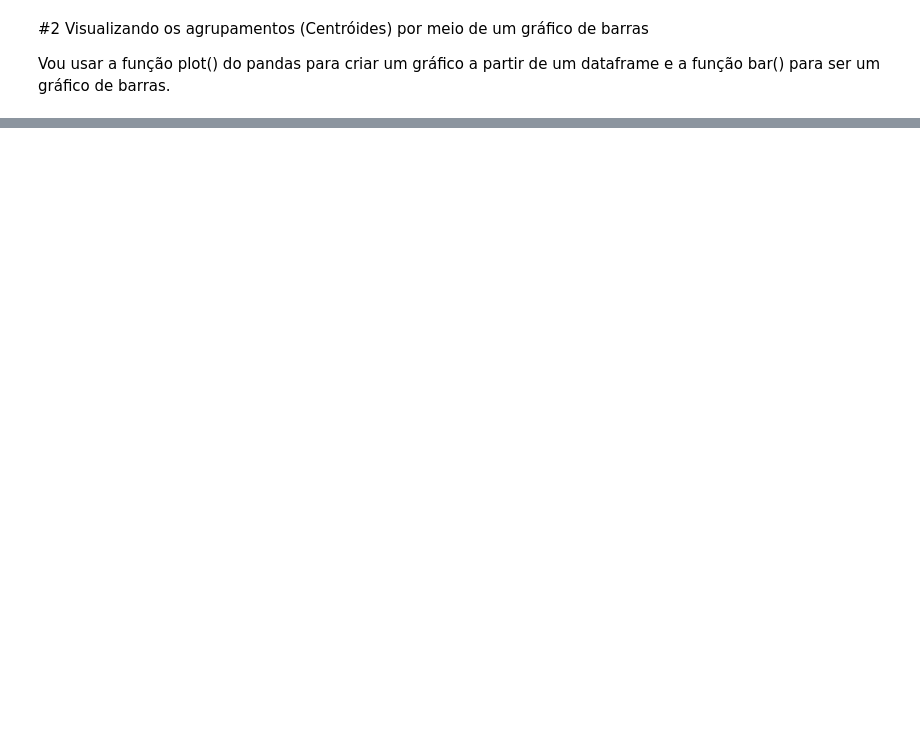
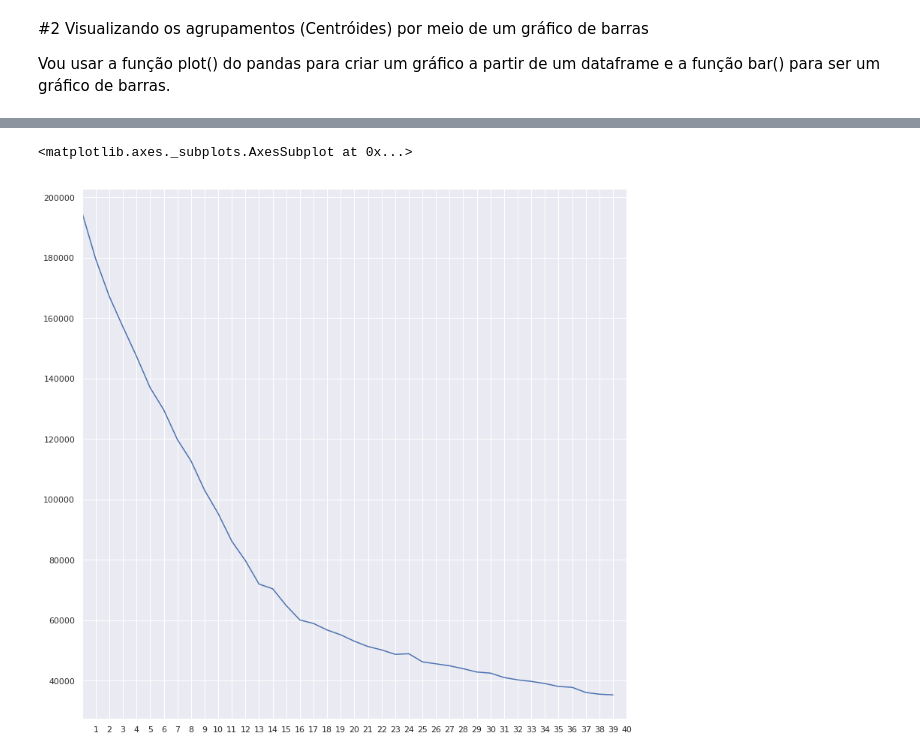
Before and after one commit to pedroAndrad1/introducao_a_aprendizado_nao_supervisionada, a Jupyter notebook: introducao_aprendizado_nao_supervisionado_parte2.ipynb, the cells around one changed output, grey strips where cells are left out. Cells and saved outputs as stored; diff of their text form; code cells hidden in the pictures; blank space fills up the shorter version.

```diff
--- a/introducao_aprendizado_nao_supervisionado_parte2.ipynb
+++ b/introducao_aprendizado_nao_supervisionado_parte2.ipynb
@@ -107,0 +112,33 @@ sns.scatterplot( x = visualizacao[:, 0], y = visualizacao[:, 1] , hue = modelo.l
+# %%
+#Vamos conseguir essas informações do eixo x e y com um lopping for
+
+#Primeiro, vamos fazer uma funcao para receber como parametro a quantidade de
+#grupos e os generos, fazer um modelo do KMeans e retornar a quantidade grupos e a inertia.
+
+def inertia (quantidade_de_grupos, genero_escalado):
+  modelo = KMeans(n_clusters = quantidade_de_grupos)
+  modelo.fit(genero_escalado)
+
+  return [quantidade_de_grupos, modelo.inertia_]
+
+#Agora vamos fazer um lopping for de 1 a 40, chamando inertia() para cada iterecao,passando o contador como a quantidade de grupos
+#e colocando cada retorno em array. Por fim, salvamos esse array em uma variavel. TUDO EM UMA LINHA! Parabéns, python3.
+
+resultados = [inertia(quantidade_de_grupos, genero_escalado) for quantidade_de_grupos in range(1, 41)]
+
+#Feito isso, vamos transformar esse array em um dataframe usando o pandas
+
+dataframe_resultados = pd.DataFrame(resultados, columns = ["Quantidade_de_grupos", "Inertia"])
+
+#Vamos plotar esse dataframe em um grafico de linhas para vermos o cotovelo.
+#Vou passar o atributo xticks = dataframe_resultados.quantide_de_grupos para o eixo x ser o número de grupos.
+#Caso contrário o eixo x comecaria do zero ate um numero maior que 40, estranho nao?
+#E vou mandar plotar um grafico so da coluna Inertia pra termos so uma linha.
+
+dataframe_resultados.Inertia.plot( xticks = dataframe_resultados.Quantidade_de_grupos )
+
+#Veja que no ponto onde x e igual a 16, a velocidade com que a inertia estava caindo comecou a diminuir.
+#Podemos entao ver que o ponto de quebra e o ponto onde x e igual a 16, entao 16 grupos e o ideal.
+# %% [output]
+<matplotlib.axes._subplots.AxesSubplot at 0x...>
+[figure, added]
```
Also changed, not shown: parts of 13 cells of this notebook.
